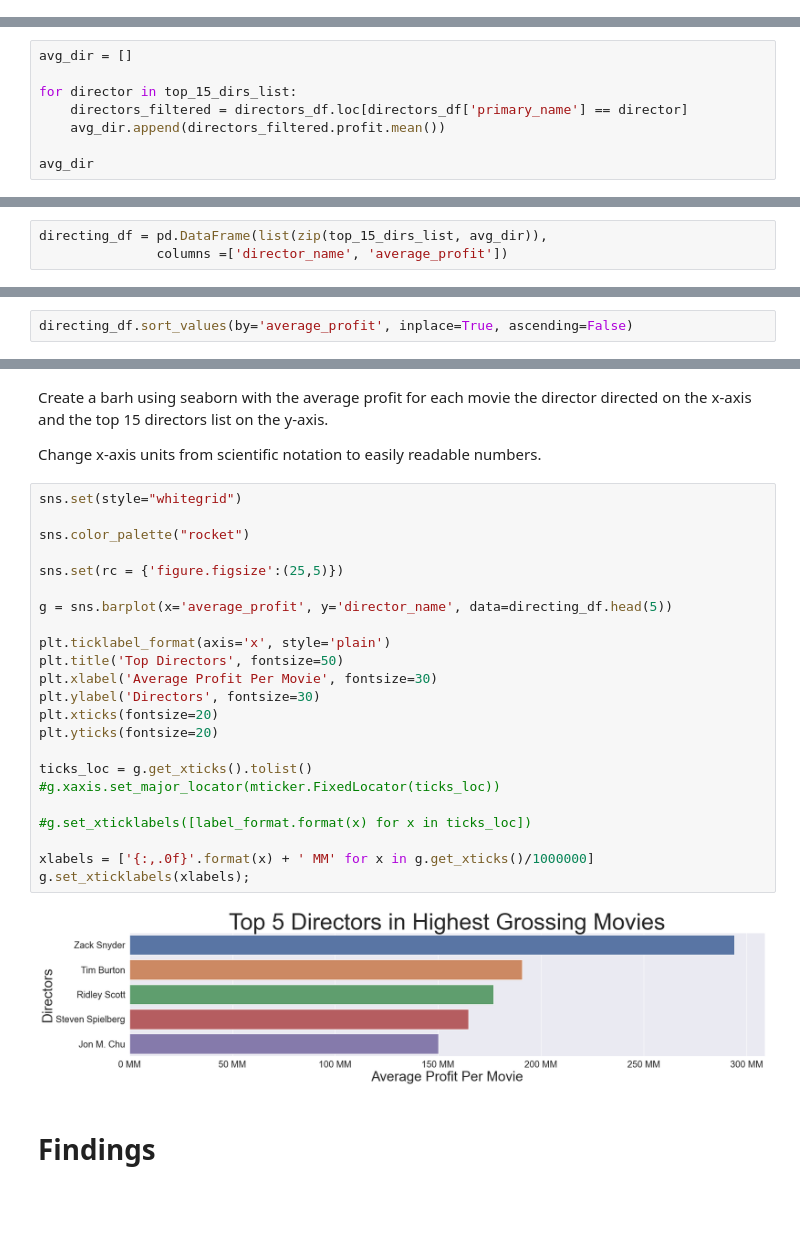
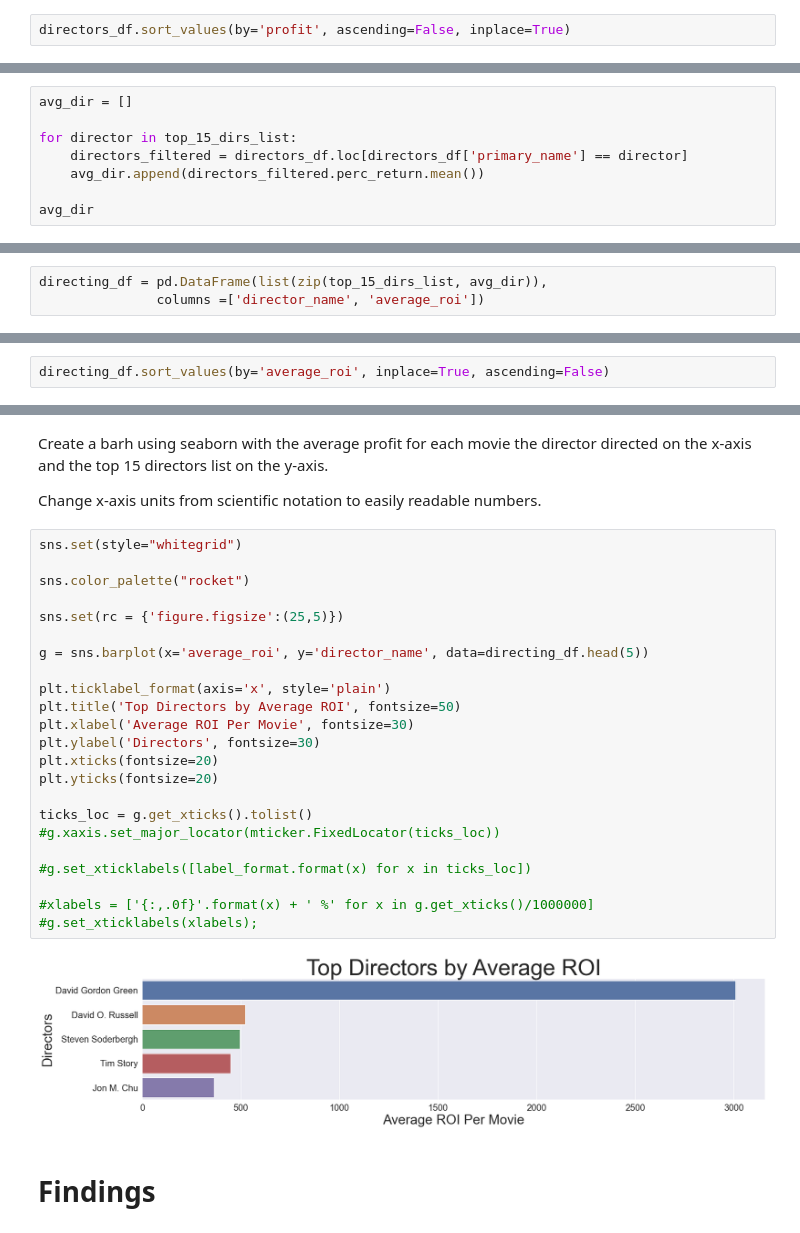
Before and after one commit to JordanMang/phase_1_id10t_team, a Jupyter notebook: primary_notebook.ipynb, the cells around one changed output, grey strips where cells are left out. Saved outputs shown, nothing was run; the diff lists cells and outputs as text; blank space fills up the shorter version.

```diff
--- a/primary_notebook.ipynb
+++ b/primary_notebook.ipynb
@@ -486,5 +486,7 @@ directors_df
 # %% [markdown]
 Count the values associated with the 15 most common directors that appear in the sorted directors df.
+# %%
+directors_df.sort_values(by='profit', ascending=False, inplace=True)
 # %%
 top_15_dirs = directors_df.value_counts('primary_name').head(15)
 
@@ -540,7 +542,7 @@ avg_dir = []
 
 for director in top_15_dirs_list:
     directors_filtered = directors_df.loc[directors_df['primary_name'] == director]
-    avg_dir.append(directors_filtered.profit.mean())
+    avg_dir.append(directors_filtered.perc_return.mean())
 
 avg_dir
 # %% [output]
@@ -563,4 +565,4 @@ avg_dir
 Create a dataframe using zip with the top 15 directors and average profit lists
 # %%
 directing_df = pd.DataFrame(list(zip(top_15_dirs_list, avg_dir)),
-               columns =['director_name', 'average_profit'])
+               columns =['director_name', 'average_roi'])
@@ -567,7 +578,7 @@ directing_df = pd.DataFrame(list(zip(top_15_dirs_list, avg_dir)),
 # %% [markdown]
 Sort the dataframe by 'average_profit'
 # %%
-directing_df.sort_values(by='average_profit', inplace=True, ascending=False)
+directing_df.sort_values(by='average_roi', inplace=True, ascending=False)
 # %% [markdown]
 # Directors data visualization
 # %%
@@ -590,28 +601,28 @@ Change x-axis units from scientific notation to easily readable numbers.
 # %%
 sns.set(style="whitegrid")
 
 sns.color_palette("rocket")
 
 sns.set(rc = {'figure.figsize':(25,5)})
 
-g = sns.barplot(x='average_profit', y='director_name', data=directing_df.head(5))
+g = sns.barplot(x='average_roi', y='director_name', data=directing_df.head(5))
 
 plt.ticklabel_format(axis='x', style='plain')
-plt.title('Top Directors', fontsize=50)
-plt.xlabel('Average Profit Per Movie', fontsize=30)
+plt.title('Top Directors by Average ROI', fontsize=50)
+plt.xlabel('Average ROI Per Movie', fontsize=30)
 plt.ylabel('Directors', fontsize=30)
 plt.xticks(fontsize=20)
 plt.yticks(fontsize=20)
 
 ticks_loc = g.get_xticks().tolist()
 #g.xaxis.set_major_locator(mticker.FixedLocator(ticks_loc))
 
 #g.set_xticklabels([label_format.format(x) for x in ticks_loc])
 
-xlabels = ['{:,.0f}'.format(x) + ' MM' for x in g.get_xticks()/1000000]
-g.set_xticklabels(xlabels);
+#xlabels = ['{:,.0f}'.format(x) + ' %' for x in g.get_xticks()/1000000]
+#g.set_xticklabels(xlabels);
 # %% [output]
-[figure, old version]
+[figure, new version]
 # %% [markdown]
 # Findings
 # %% [markdown]
```
Also changed, not shown: parts of 12 cells of this notebook.
